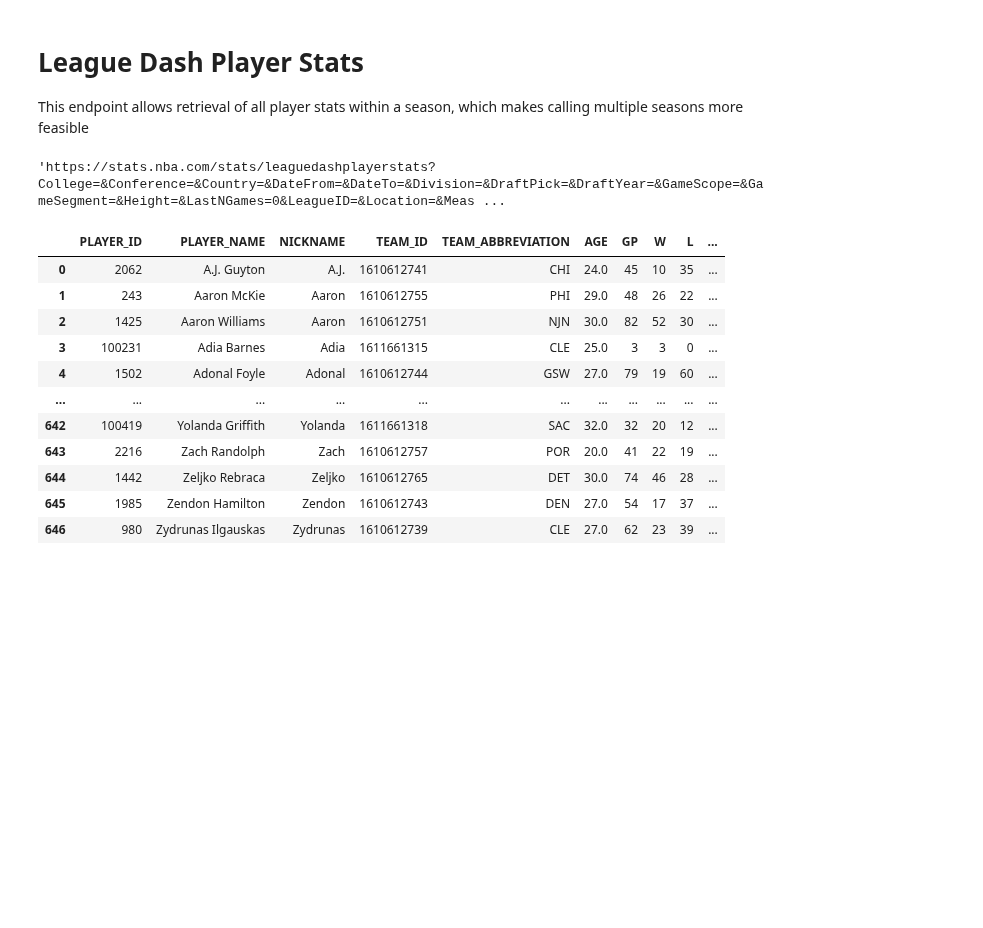
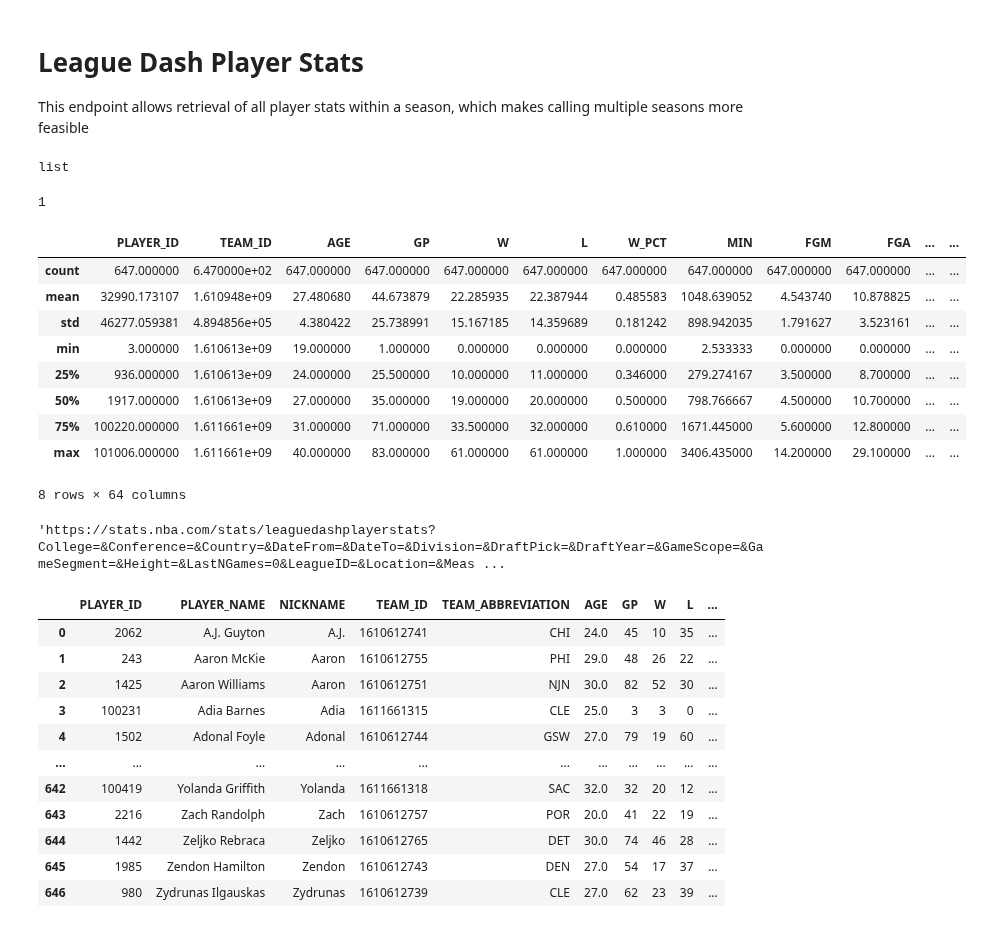
Before and after one commit to vykuang/nba-stats-streamlit, a Jupyter notebook: notebooks/leaguedash.ipynb, the cells around one changed output. Cells and saved outputs as stored; diff of their text form; code cells hidden in the pictures; blank space fills up the shorter version.

```diff
--- a/notebooks/leaguedash.ipynb
+++ b/notebooks/leaguedash.ipynb
@@ -19,6 +18,28 @@ league_dash = leaguedashplayerstats.LeagueDashPlayerStats(
     plus_minus="N",
     per_mode_detailed="Per36",
 )
+# %%
+df = league_dash.get_data_frames()
+type(df)
+# %% [output]
+list
+# %%
+len(df)
+# %% [output]
+1
+# %%
+df[0].describe()
+# %% [output]
+|  | PLAYER_ID | TEAM_ID | AGE | GP | W | L | W_PCT | MIN | FGM | FGA | ... | ... |
+| count | 647.000000 | 6.470000e+02 | 647.000000 | 647.000000 | 647.000000 | 647.000000 | 647.000000 | 647.000000 | 647.000000 | 647.000000 | ... | ... |
+| mean | 32990.173107 | 1.610948e+09 | 27.480680 | 44.673879 | 22.285935 | 22.387944 | 0.485583 | 1048.639052 | 4.543740 | 10.878825 | ... | ... |
+| std | 46277.059381 | 4.894856e+05 | 4.380422 | 25.738991 | 15.167185 | 14.359689 | 0.181242 | 898.942035 | 1.791627 | 3.523161 | ... | ... |
+| min | 3.000000 | 1.610613e+09 | 19.000000 | 1.000000 | 0.000000 | 0.000000 | 0.000000 | 2.533333 | 0.000000 | 0.000000 | ... | ... |
+| 25% | 936.000000 | 1.610613e+09 | 24.000000 | 25.500000 | 10.000000 | 11.000000 | 0.346000 | 279.274167 | 3.500000 | 8.700000 | ... | ... |
+| 50% | 1917.000000 | 1.610613e+09 | 27.000000 | 35.000000 | 19.000000 | 20.000000 | 0.500000 | 798.766667 | 4.500000 | 10.700000 | ... | ... |
+| 75% | 100220.000000 | 1.611661e+09 | 31.000000 | 71.000000 | 33.500000 | 32.000000 | 0.610000 | 1671.445000 | 5.600000 | 12.800000 | ... | ... |
+| max | 101006.000000 | 1.611661e+09 | 40.000000 | 83.000000 | 61.000000 | 61.000000 | 1.000000 | 3406.435000 | 14.200000 | 29.100000 | ... | ... |
+8 rows × 64 columns
 # %%
 league_dash.get_request_url()
 # %% [output]
```
Also changed, not shown: parts of 1 cell of this notebook, 12 other files.
